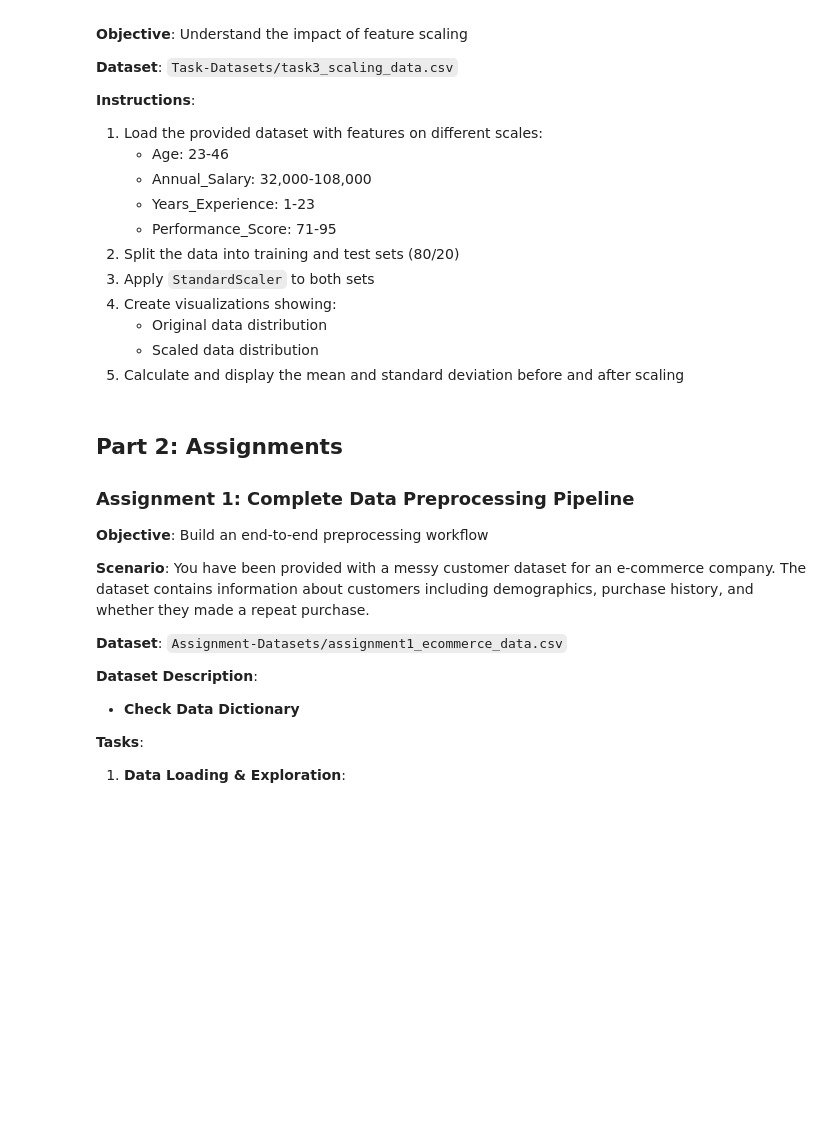
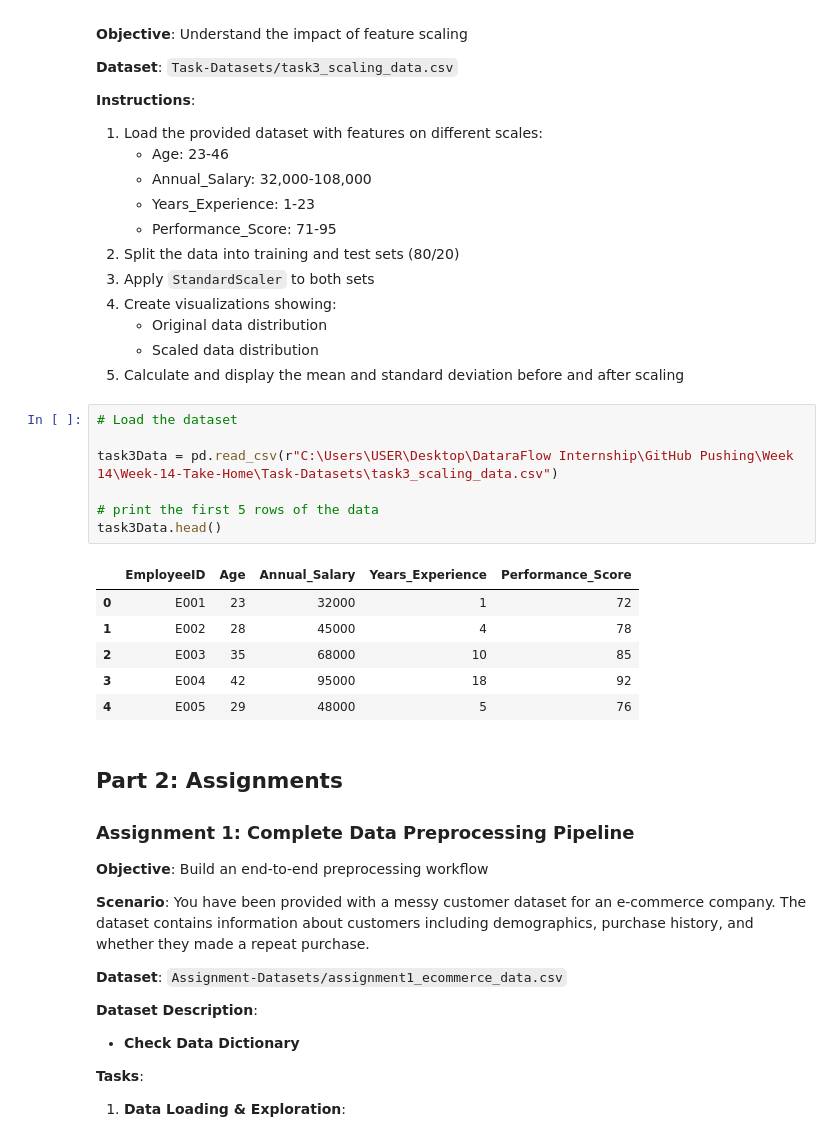
Before and after one commit to Ezerioha-ifeanyi/Week-14-Take-Home, a Jupyter notebook: Take Home.ipynb, the cells around one changed output. Drawn from its saved outputs; the diff is of its cells as text; blank space fills up the shorter version.

Commit message:
Loaded the dataset for task 3

```diff
--- a/Take Home.ipynb
+++ b/Take Home.ipynb
@@ -288,6 +288,20 @@ print(Y_encod[:5])
    - Original data distribution
    - Scaled data distribution
 5. Calculate and display the mean and standard deviation before and after scaling
+# %%
+# Load the dataset
+
+task3Data = pd.read_csv(r"C:\Users\USER\Desktop\DataraFlow Internship\GitHub Pushing\Week 14\Week-14-Take-Home\Task-Datasets\task3_scaling_data.csv")
+
+# print the first 5 rows of the data
+task3Data.head()
+# %% [output]
+|  | EmployeeID | Age | Annual_Salary | Years_Experience | Performance_Score |
+| 0 | E001 | 23 | 32000 | 1 | 72 |
+| 1 | E002 | 28 | 45000 | 4 | 78 |
+| 2 | E003 | 35 | 68000 | 10 | 85 |
+| 3 | E004 | 42 | 95000 | 18 | 92 |
+| 4 | E005 | 29 | 48000 | 5 | 76 |
 # %% [markdown]
 ## Part 2: Assignments
 
```
